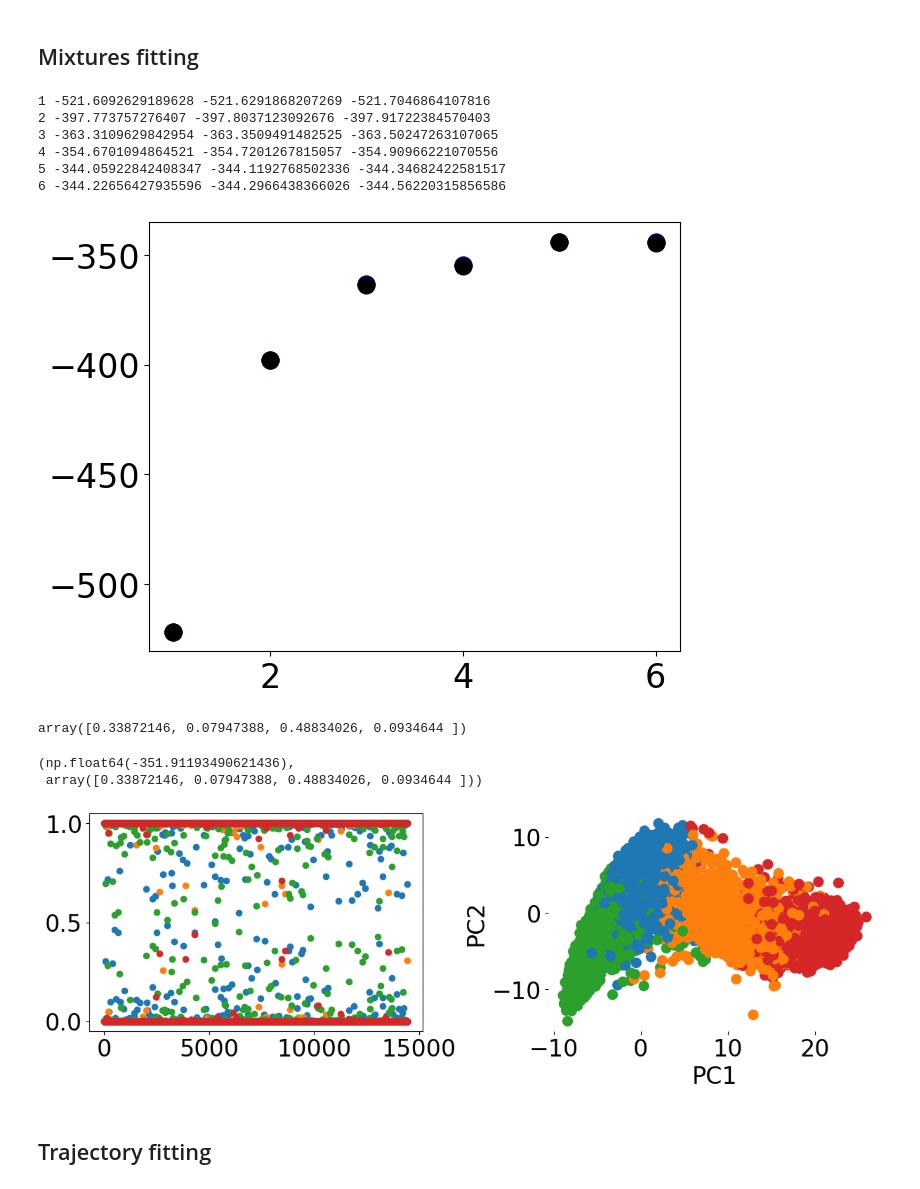
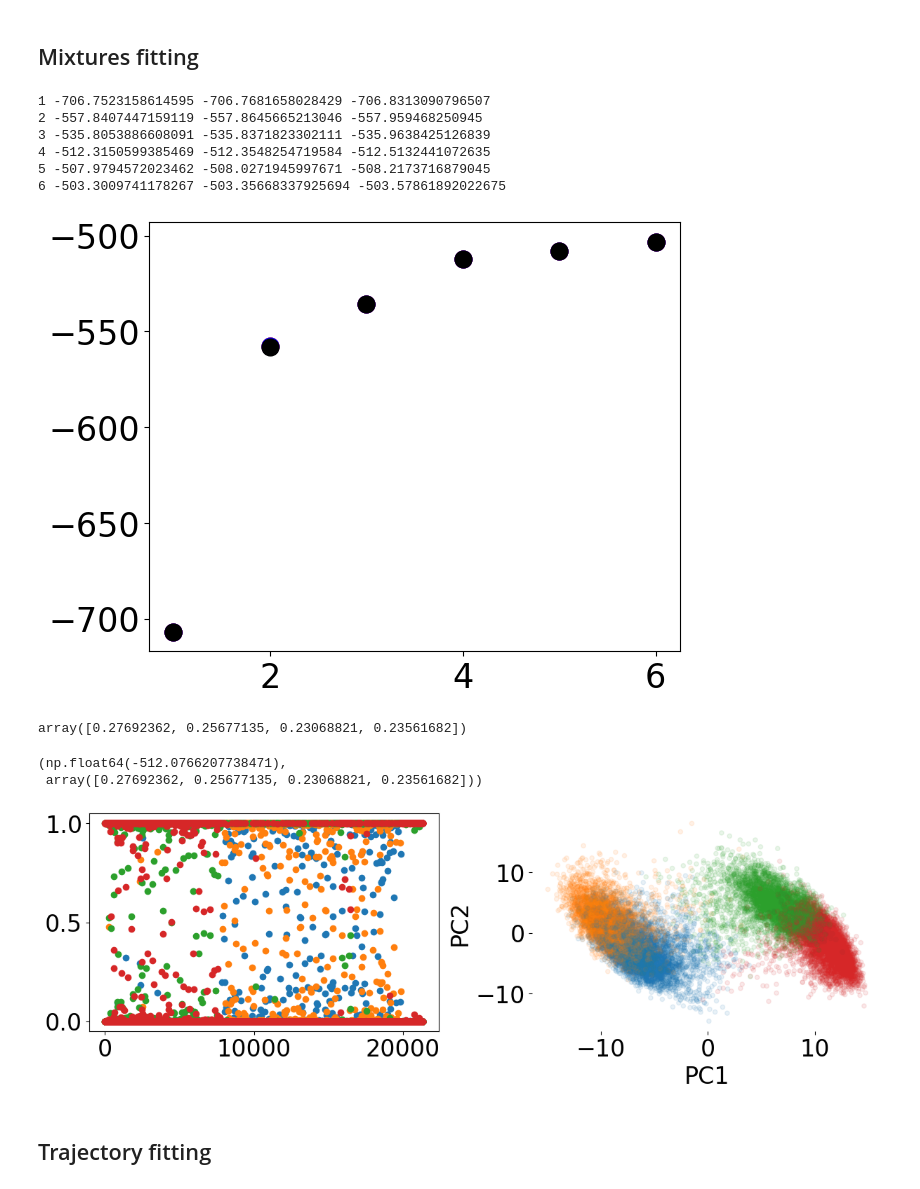
Before and after one commit to reliscu/chronocell_janssens_2025_preprint, a Jupyter notebook: 04_run_chronocell.ipynb, the cells around one changed output. Saved outputs shown, nothing was run; the diff lists cells and outputs as text; code cells hidden in the pictures.

```diff
--- a/04_run_chronocell.ipynb
+++ b/04_run_chronocell.ipynb
@@ -27,6 +27,8 @@ os.chdir("/mnt/lareaulab/reliscu/projects/Chronocell/analyses/janssens_2025_prep
 # Ref: https://github.com/pachterlab/FGP_2024/blob/main/notebooks/Forebrain.ipynb
 # %%
 adata = ad.read_h5ad("data/janssens_2025_CellRanger_Velocyto_counts_eLNP.h5ad")
+# %%
+adata = adata[~adata.obs['newClustersTmp'].isin(["Other cDC1s"])].copy()
 # %%
 gene_names = adata.var_names
 # %%
@@ -189,7 +198,7 @@ Text(0, 0.5, 'Using total counts')
 ## Select genes
 # %%
 a=1
-var_threshold = 1.2
+var_threshold = 1.5
 
 U_mean = adata.layers["unspliced"].toarray().mean(0)
 S_mean = adata.layers["spliced"].toarray().mean(0)
@@ -225,3 +233,0 @@ Index(['Nabp1', 'Stk17b', 'Hspd1', 'Mreg', 'Mcm6', 'Rcsd1', 'Uap1', 'Ifi205',
-# %%
-fitted_idx = adata.var_names.isin(fitted_genes)
-print(len(fitted_genes))
@@ -306,13 +279,13 @@ for nc in range(1,7):
     plt.scatter(nc,PM.compute_BIC(X_mix),color='k')
     print(nc,PM.compute_lower_bound(X_mix),PM.compute_AIC(X_mix),PM.compute_BIC(X_mix))
 # %% [output]
-1 -521.6092629189628 -521.6291868207269 -521.7046864107816
-2 -397.773757276407 -397.8037123092676 -397.91722384570403
-3 -363.3109629842954 -363.3509491482525 -363.50247263107065
-4 -354.6701094864521 -354.7201267815057 -354.90966221070556
-5 -344.05922842408347 -344.1192768502336 -344.34682422581517
-6 -344.22656427935596 -344.2966438366026 -344.56220315856586
+1 -706.7523158614595 -706.7681658028429 -706.8313090796507
+2 -557.8407447159119 -557.8645665213046 -557.959468250945
+3 -535.8053886608091 -535.8371823302111 -535.9638425126839
+4 -512.3150599385469 -512.3548254719584 -512.5132441072635
+5 -507.9794572023462 -508.0271945997671 -508.2173716879045
+6 -503.3009741178267 -503.35668337925694 -503.57861892022675
-[figure, old version]
+[figure, new version]
 # %%
 PM = PoissonMixtureSS(n_components=4,verbose=0)
 Q, elbo = PM.fit(X,warm_start=False,read_depth=rd,epoch=10,n_init=10)
@@ -320,20 +293,20 @@ PM.Q = Q
 PM.elbo = elbo
 PM.weights
 # %% [output]
-array([0.33872146, 0.07947388, 0.48834026, 0.0934644 ])
+array([0.27692362, 0.25677135, 0.23068821, 0.23561682])
 # %%
 tab_colors = plt.cm.tab10(np.arange(10))
 fig, ax = plt.subplots(1,2,figsize=(12,4))
 ax[0].plot(Q[np.argsort(clusters)],'.',);
-ax[1].scatter(x[:,0],x[:,1],c=tab_colors[np.argmax(Q,axis=-1)],s=100);
+ax[1].scatter(x[:,0],x[:,1],c=tab_colors[np.argmax(Q,axis=-1)],s=20,alpha=.1);
 ax[1].set_xlabel('PC1',fontsize=24)
 ax[1].set_ylabel('PC2',fontsize=24)
 ax[1].set_frame_on(False)
 
 elbo, PM.weights
 # %% [output]
-(np.float64(-351.91193490621436),
- array([0.33872146, 0.07947388, 0.48834026, 0.0934644 ]))
+(np.float64(-512.0766207738471),
+ array([0.27692362, 0.25677135, 0.23068821, 0.23561682]))
-[figure, old version]
+[figure, new version]
 # %% [markdown]
 ## Trajectory fitting
```
Also changed, not shown: parts of 30 cells of this notebook, 1 other file.
